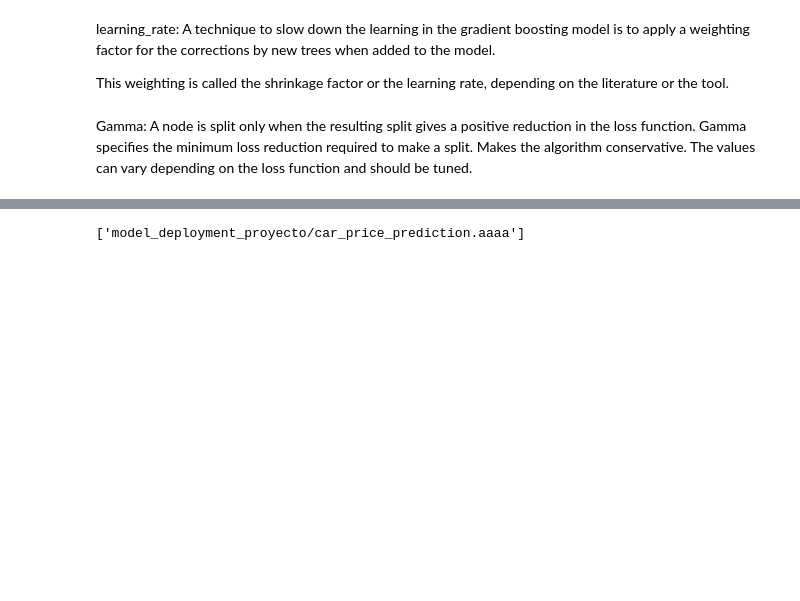
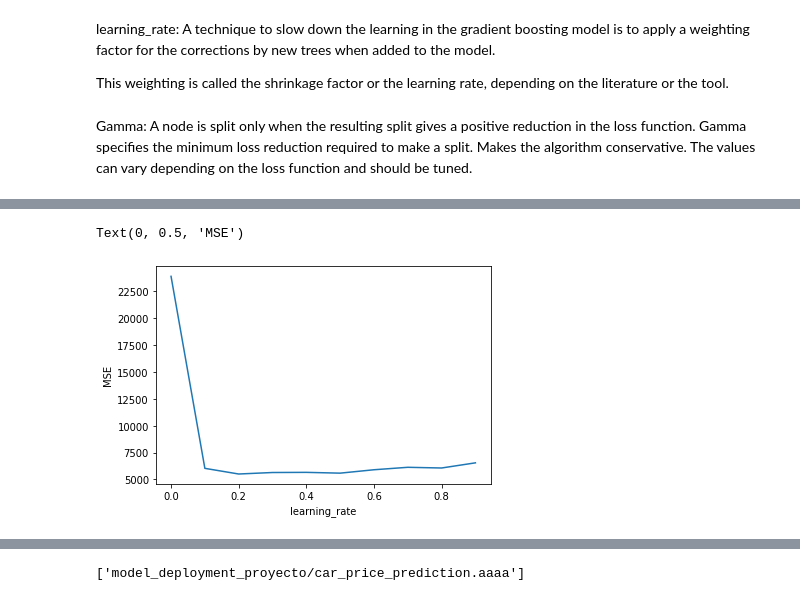
Before and after one commit to catalinalago/Proyecto2_ModelosAvanzadosMIIA, a Jupyter notebook: Exercises/P2-UsedVehiclePricePredictionCL.ipynb, the cells around one changed output, grey strips where cells are left out. Saved outputs shown, nothing was run; the diff lists cells and outputs as text; code cells hidden in the pictures; blank space fills up the shorter version.

```diff
--- a/Exercises/P2-UsedVehiclePricePrediction2.ipynb
+++ b/Exercises/P2-UsedVehiclePricePredictionCL.ipynb
@@ -235,8 +505,8 @@ X_train, X_test, y_train, y_test = train_test_split(X, y,test_size=.2, random_st
 #XGBoost
 from xgboost import XGBRegressor
 from sklearn import metrics
-xg = XGBRegressor()
-xg
+xgb = XGBRegressor()
+xgb
 # %% [output]
 XGBRegressor(base_score=None, booster=None, colsample_bylevel=None,
              colsample_bynode=None, colsample_bytree=None, gamma=None,
@@ -248,8 +518,8 @@ XGBRegressor(base_score=None, booster=None, colsample_bylevel=None,
              scale_pos_weight=None, subsample=None, tree_method=None,
              validate_parameters=False, verbosity=None)
 # %%
-xg.fit(X_train, y_train)
-y_pred = xg.predict(X_test)
+xgb.fit(X_train, y_train)
+y_pred = xgb.predict(X_test)
 metrics.mean_squared_error(y_pred, y_test.values)**0.5
 # %% [output]
 5647.702361220791
@@ -263,10 +533,10 @@ This weighting is called the shrinkage factor or the learning rate, depending on
 Gamma: A node is split only when the resulting split gives a positive reduction in the loss function. Gamma specifies the minimum loss reduction required to make a split.
 Makes the algorithm conservative. The values can vary depending on the loss function and should be tuned.
 # %%
-# XGB optimizado
+# XGB
 
-xg_op =  XGBRegressor(n_estimators=200,eta=0.099, random_state=1,n_jobs=-1)
-xg_op.fit(X_train, y_train)
-y_pred = xg_op.predict(X_test)
+xg =  XGBRegressor( random_state=1,n_jobs=-1)
+xg.fit(X_train, y_train)
+y_pred = xg.predict(X_test)
 metrics.mean_squared_error(y_pred, y_test.values)**0.5
 # %% [output]
@@ -287,0 +555,12 @@ Example:
+# %%
+# findind best value for learning_rate
+learning_rate_range = np.arange(0, 1, 0.1)
+
+# list to store the average RMSE
+accuracy_scores = []
+
+for lr in learning_rate_range:
+    xg = XGBRegressor(objective="reg:linear",eta=lr, random_state=42)
+    xg.fit(X_train, y_train)
+    y_pred = xg.predict(X_test)
+    accuracy_scores.append(mean_squared_error(y_test, y_pred)**0.5)
@@ -287,0 +578,7 @@ Example:
+# %%
+plt.plot(learning_rate_range, accuracy_scores)
+plt.xlabel('learning_rate')
+plt.ylabel('MSE')
+# %% [output]
+Text(0, 0.5, 'MSE')
+[figure, added]
```
Also changed, not shown: parts of 79 cells of this notebook.
